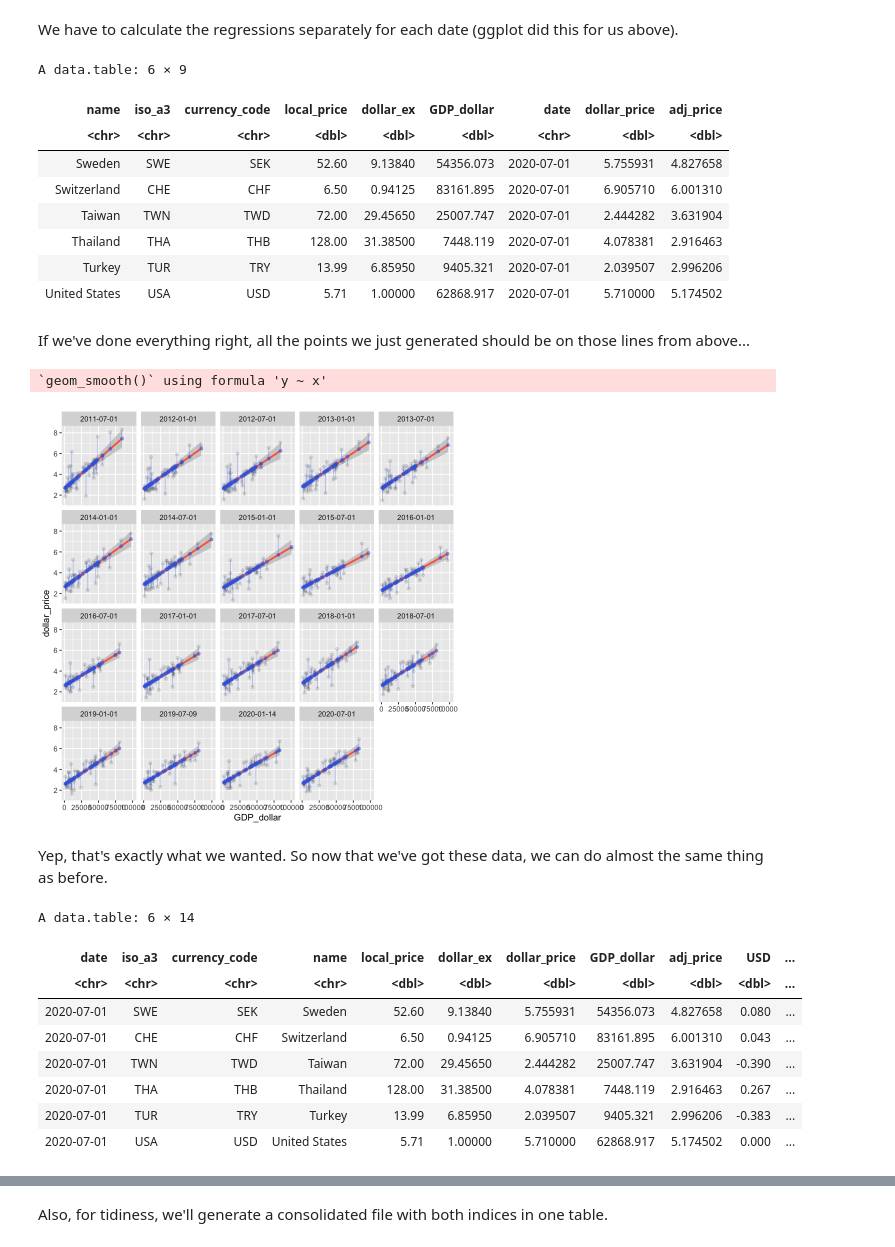
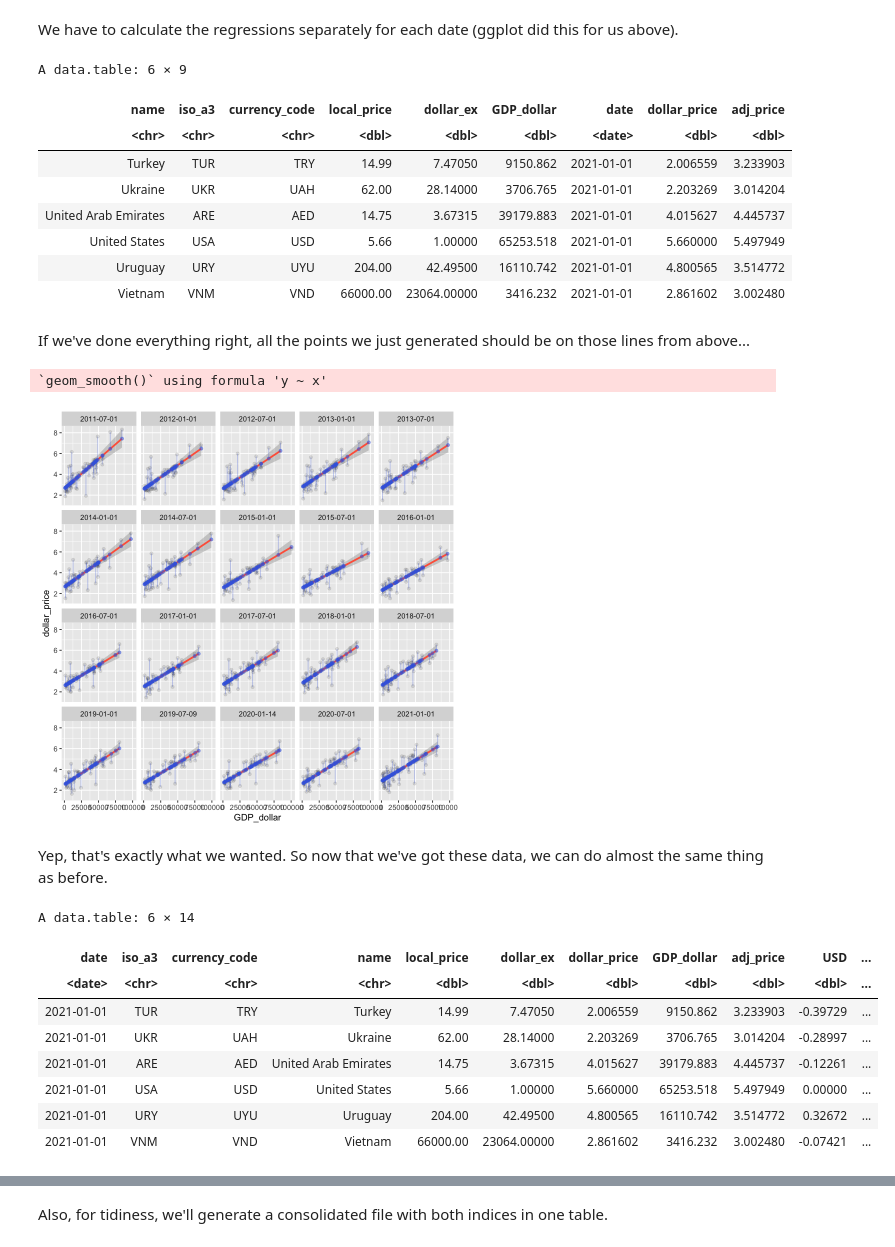
Before and after one commit to TheEconomist/big-mac-data, a Jupyter notebook: Big Mac data generator.ipynb, the cells around one changed output, grey strips where cells are left out. Saved outputs shown, nothing was run; the diff lists cells and outputs as text; code cells hidden in the pictures.

```diff
--- a/Big Mac data generator.ipynb
+++ b/Big Mac data generator.ipynb
@@ -168,8 +160,14 @@ regression_countries = c('ARG', 'AUS', 'BRA', 'GBR', 'CAN', 'CHL', 'CHN', 'CZE',
                          'KOR', 'SWE', 'CHE', 'TWN', 'THA', 'TUR', 'USA', 'COL', 'PAK',
                          'IND', 'AUT', 'BEL', 'NLD', 'FIN', 'FRA', 'DEU', 'IRL', 'ITA',
                          'PRT', 'ESP', 'GRC', 'EST')
-big_mac_gdp_data = big_mac_gdp_data[iso_a3 %in% regression_countries]
-head(big_mac_gdp_data)
+# in 2021, we added a number of additional countries to the adjusted index
+regression_addons_2021 = c('ARE', 'CRI', 'LKA', 'UKR', 'URY', 'VNM', 'GTM', 'HND', 'NIC',
+                           'AZE', 'BHR', 'HRV', 'JOR', 'KWT', 'MDA', 'OMN', 'QAT', 'ROU',
+                           'SVK', 'SVN', 'LVA', 'LTU')
+big_mac_gdp_data = big_mac_gdp_data[iso_a3 %in% regression_countries |
+  (iso_a3 %in% regression_addons_2021 & date >= as.Date('2021-01-01'))
+]
+tail(big_mac_gdp_data)
 # %% [output]
 A data.table: 6 × 8
 | name | iso_a3 | currency_code | local_price | dollar_ex | GDP_dollar | date | dollar_price |
@@ -198,13 +196,13 @@ tail(big_mac_gdp_data)
 # %% [output]
 A data.table: 6 × 9
 | name | iso_a3 | currency_code | local_price | dollar_ex | GDP_dollar | date | dollar_price | adj_price |
-| <chr> | <chr> | <chr> | <dbl> | <dbl> | <dbl> | <chr> | <dbl> | <dbl> |
-| Sweden | SWE | SEK | 52.60 | 9.13840 | 54356.073 | 2020-07-01 | 5.755931 | 4.827658 |
-| Switzerland | CHE | CHF | 6.50 | 0.94125 | 83161.895 | 2020-07-01 | 6.905710 | 6.001310 |
-| Taiwan | TWN | TWD | 72.00 | 29.45650 | 25007.747 | 2020-07-01 | 2.444282 | 3.631904 |
-| Thailand | THA | THB | 128.00 | 31.38500 | 7448.119 | 2020-07-01 | 4.078381 | 2.916463 |
-| Turkey | TUR | TRY | 13.99 | 6.85950 | 9405.321 | 2020-07-01 | 2.039507 | 2.996206 |
-| United States | USA | USD | 5.71 | 1.00000 | 62868.917 | 2020-07-01 | 5.710000 | 5.174502 |
+| <chr> | <chr> | <chr> | <dbl> | <dbl> | <dbl> | <date> | <dbl> | <dbl> |
+| Turkey | TUR | TRY | 14.99 | 7.47050 | 9150.862 | 2021-01-01 | 2.006559 | 3.233903 |
+| Ukraine | UKR | UAH | 62.00 | 28.14000 | 3706.765 | 2021-01-01 | 2.203269 | 3.014204 |
+| United Arab Emirates | ARE | AED | 14.75 | 3.67315 | 39179.883 | 2021-01-01 | 4.015627 | 4.445737 |
+| United States | USA | USD | 5.66 | 1.00000 | 65253.518 | 2021-01-01 | 5.660000 | 5.497949 |
+| Uruguay | URY | UYU | 204.00 | 42.49500 | 16110.742 | 2021-01-01 | 4.800565 | 3.514772 |
+| Vietnam | VNM | VND | 66000.00 | 23064.00000 | 3416.232 | 2021-01-01 | 2.861602 | 3.002480 |
 # %% [markdown]
 If we've done everything right, all the points we just generated should be on those lines from above...
 # %%
@@ -216,44 +214,49 @@ ggplot(big_mac_gdp_data, aes(x=GDP_dollar, y=dollar_price)) +
     geom_point(aes(y=adj_price), color='royalblue', alpha=0.5)
 # %% [output]
 `geom_smooth()` using formula 'y ~ x'
-[figure, old version]
+[figure, new version]
 # %% [markdown]
 Yep, that's exactly what we wanted. So now that we've got these data, we can do almost the same thing as before.
 # %%
 big_mac_adj_index = big_mac_gdp_data[
-    !is.na(dollar_price) & iso_a3 %in% regression_countries & iso_a3 %in% big_mac_countries
+    !is.na(dollar_price) &
+    (
+        iso_a3 %in% regression_countries |
+        iso_a3 %in% regression_addons_2021 & date >= '2021-01-01'
+    ) &
+    iso_a3 %in% big_mac_countries
     ,.(date, iso_a3, currency_code, name, local_price, dollar_ex, dollar_price, GDP_dollar, adj_price)]
 
 for(currency in base_currencies) {
     big_mac_adj_index[
         ,                           # we don't want a subset, so our first argument is blank
         (currency) :=               # we'll add a new column named for the base set
             (                       # we divide the dollar price by the adjusted price to get
                 dollar_price / adj_price  # the deviation from our expectation by
             ) /
-                                    # the same figure from the *base currency*'s row
+                                    # the same figure from the *base currency*'s rowa\
             (
                 .SD[currency_code == currency]$dollar_price /
                 .SD[currency_code == currency]$adj_price
             ) -
             1,                      # one means parity (neither over- nor under-valued), so we subtract one
                                     # to get an over/under-valuation value
         by=date                     # and of course, we'll group these rows by date
     ]
 }
-big_mac_adj_index[, (base_currencies) := round(.SD, 3), .SDcols=base_currencies]
+big_mac_adj_index[, (base_currencies) := round(.SD, 5L), .SDcols=base_currencies]
 
 tail(big_mac_adj_index)
 # %% [output]
 A data.table: 6 × 14
 | date | iso_a3 | currency_code | name | local_price | dollar_ex | dollar_price | GDP_dollar | adj_price | USD | ... |
-| <chr> | <chr> | <chr> | <chr> | <dbl> | <dbl> | <dbl> | <dbl> | <dbl> | <dbl> | ... |
-| 2020-07-01 | SWE | SEK | Sweden | 52.60 | 9.13840 | 5.755931 | 54356.073 | 4.827658 | 0.080 | ... |
-| 2020-07-01 | CHE | CHF | Switzerland | 6.50 | 0.94125 | 6.905710 | 83161.895 | 6.001310 | 0.043 | ... |
-| 2020-07-01 | TWN | TWD | Taiwan | 72.00 | 29.45650 | 2.444282 | 25007.747 | 3.631904 | -0.390 | ... |
-| 2020-07-01 | THA | THB | Thailand | 128.00 | 31.38500 | 4.078381 | 7448.119 | 2.916463 | 0.267 | ... |
-| 2020-07-01 | TUR | TRY | Turkey | 13.99 | 6.85950 | 2.039507 | 9405.321 | 2.996206 | -0.383 | ... |
-| 2020-07-01 | USA | USD | United States | 5.71 | 1.00000 | 5.710000 | 62868.917 | 5.174502 | 0.000 | ... |
+| <date> | <chr> | <chr> | <chr> | <dbl> | <dbl> | <dbl> | <dbl> | <dbl> | <dbl> | ... |
+| 2021-01-01 | TUR | TRY | Turkey | 14.99 | 7.47050 | 2.006559 | 9150.862 | 3.233903 | -0.39729 | ... |
+| 2021-01-01 | UKR | UAH | Ukraine | 62.00 | 28.14000 | 2.203269 | 3706.765 | 3.014204 | -0.28997 | ... |
+| 2021-01-01 | ARE | AED | United Arab Emirates | 14.75 | 3.67315 | 4.015627 | 39179.883 | 4.445737 | -0.12261 | ... |
+| 2021-01-01 | USA | USD | United States | 5.66 | 1.00000 | 5.660000 | 65253.518 | 5.497949 | 0.00000 | ... |
+| 2021-01-01 | URY | UYU | Uruguay | 204.00 | 42.49500 | 4.800565 | 16110.742 | 3.514772 | 0.32672 | ... |
+| 2021-01-01 | VNM | VND | Vietnam | 66000.00 | 23064.00000 | 2.861602 | 3416.232 | 3.002480 | -0.07421 | ... |
 # %%
 to_plot = big_mac_adj_index[date == latest_date]
 to_plot$name = factor(to_plot$name, levels=to_plot$name[order(to_plot$USD)])
```
Also changed, not shown: parts of 12 cells of this notebook, 8 other files.
